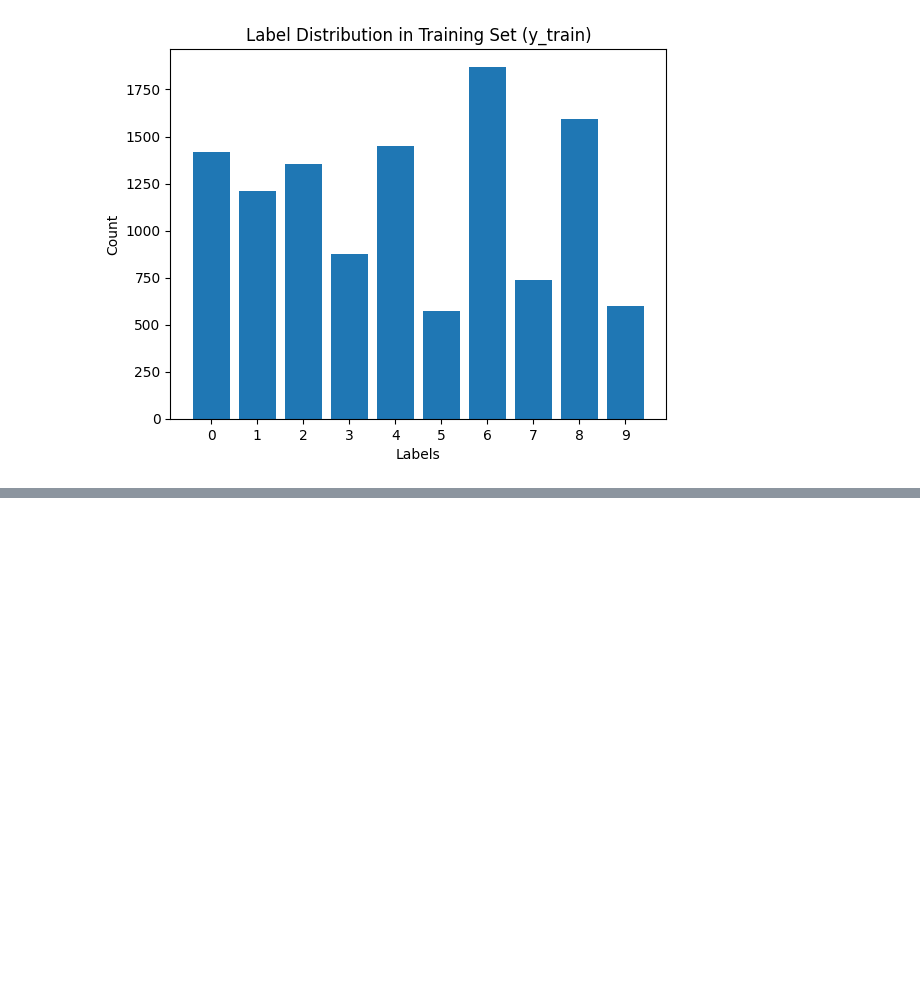
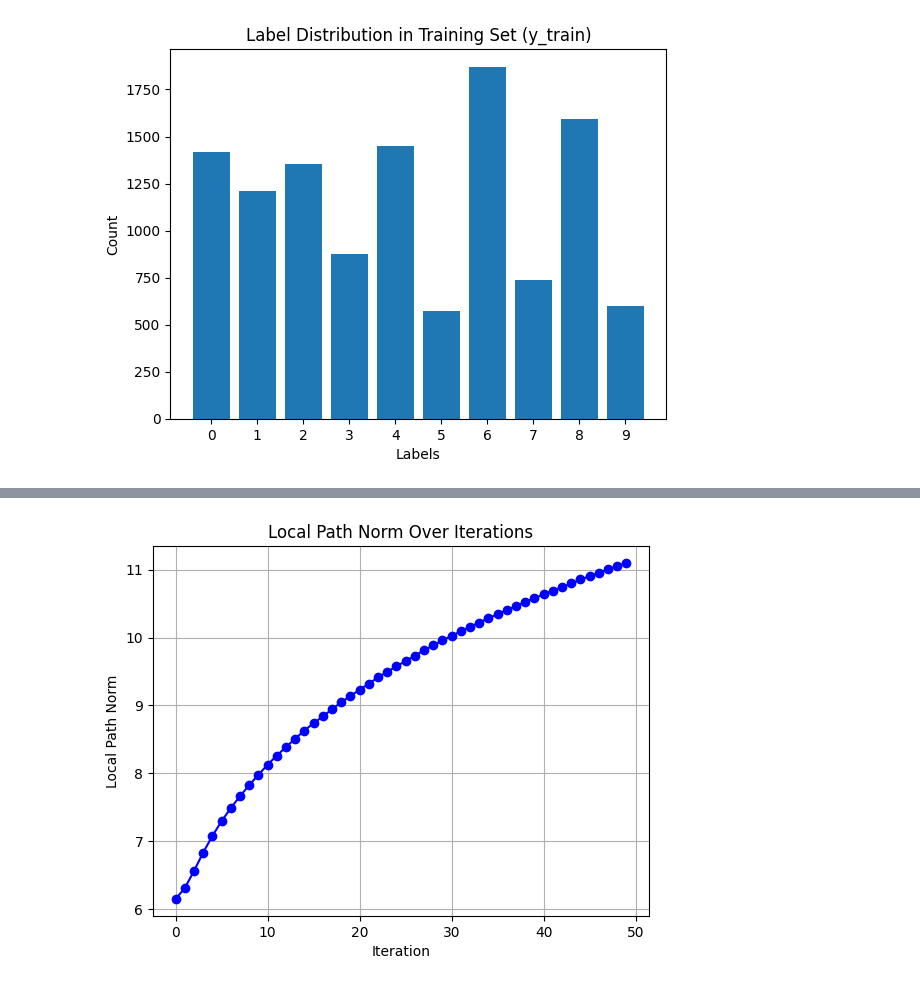
Before and after one commit to MaxCHENGLONG/Fedn_Project, a Jupyter notebook: check_data.ipynb, the cells around one changed output, grey strips where cells are left out. Drawn from its saved outputs; the diff is of its cells as text; code cells hidden in the pictures; blank space fills up the shorter version.

```diff
--- a/check_data.ipynb
+++ b/check_data.ipynb
@@ -430,0 +495,17 @@ Label: 9, Count: 597, Percentage: 5.11%
+# %%
+# 从文件中读取 local_path_norm 值
+local_path_norms = []
+
+with open(file_paths[3], 'r') as file:
+    data = json.load(file)
+    local_path_norms = [entry['local_path_norm'] for entry in data]
+
+# 绘制折线图
+plt.plot(local_path_norms, marker='o', linestyle='-', color='b')
+plt.xlabel('Iteration')
+plt.ylabel('Local Path Norm')
+plt.title('Local Path Norm Over Iterations')
+plt.grid(True)
+plt.show()
+# %% [output]
+[figure, added]
```
Also changed, not shown: parts of 5 cells of this notebook.
